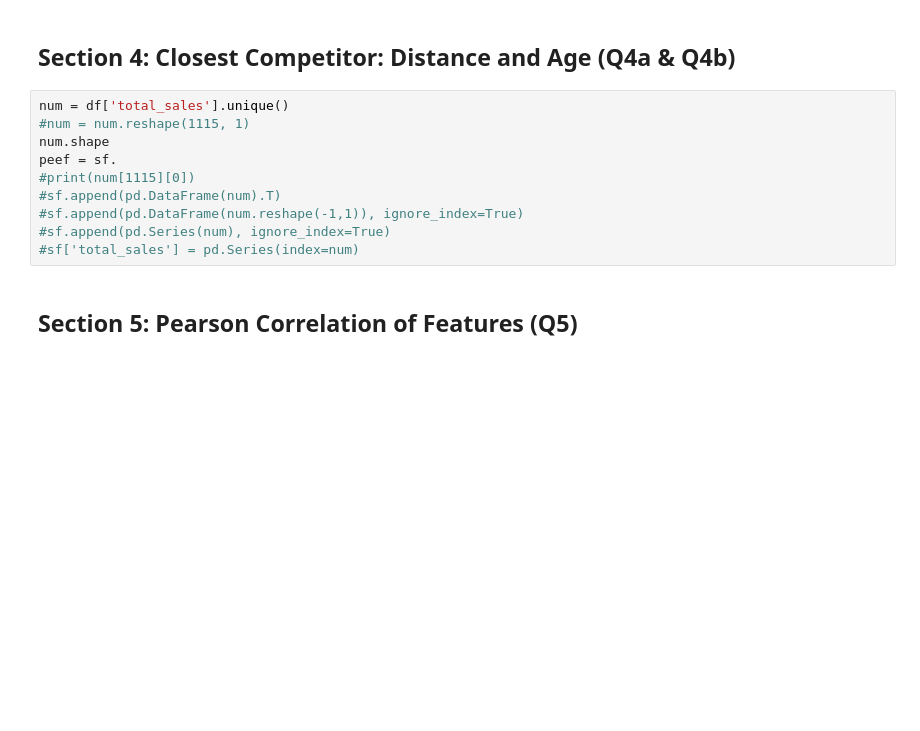
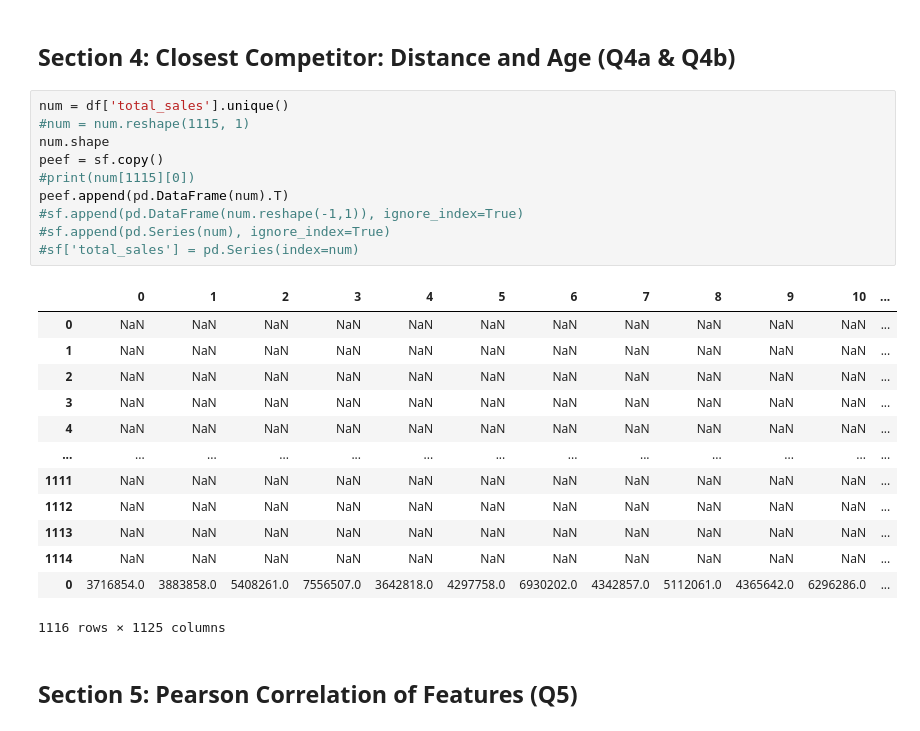
Before and after one commit to babuaravind/Rossman-Store-Sales, a Jupyter notebook: Babu_Aravind_Sivamani_cse519_hw3_bond_james_123456789.ipynb, the cells around one changed output. Saved outputs shown, nothing was run; the diff lists cells and outputs as text; blank space fills up the shorter version.

```diff
--- a/Babu_Aravind_Sivamani_cse519_hw3_bond_james_123456789.ipynb
+++ b/Babu_Aravind_Sivamani_cse519_hw3_bond_james_123456789.ipynb
@@ -411,13 +427,27 @@ git_push('Transforming sales data into a logbase2 scale for readability')
 # %%
 num = df['total_sales'].unique()
 #num = num.reshape(1115, 1)
 num.shape
-peef = sf.
+peef = sf.copy()
 #print(num[1115][0])
-#sf.append(pd.DataFrame(num).T)
+peef.append(pd.DataFrame(num).T)
 #sf.append(pd.DataFrame(num.reshape(-1,1)), ignore_index=True)
 #sf.append(pd.Series(num), ignore_index=True)
 #sf['total_sales'] = pd.Series(index=num)
+# %% [output]
+|  | 0 | 1 | 2 | 3 | 4 | 5 | 6 | 7 | 8 | 9 | 10 | ... |
+| 0 | NaN | NaN | NaN | NaN | NaN | NaN | NaN | NaN | NaN | NaN | NaN | ... |
+| 1 | NaN | NaN | NaN | NaN | NaN | NaN | NaN | NaN | NaN | NaN | NaN | ... |
+| 2 | NaN | NaN | NaN | NaN | NaN | NaN | NaN | NaN | NaN | NaN | NaN | ... |
+| 3 | NaN | NaN | NaN | NaN | NaN | NaN | NaN | NaN | NaN | NaN | NaN | ... |
+| 4 | NaN | NaN | NaN | NaN | NaN | NaN | NaN | NaN | NaN | NaN | NaN | ... |
+| ... | ... | ... | ... | ... | ... | ... | ... | ... | ... | ... | ... | ... |
+| 1111 | NaN | NaN | NaN | NaN | NaN | NaN | NaN | NaN | NaN | NaN | NaN | ... |
+| 1112 | NaN | NaN | NaN | NaN | NaN | NaN | NaN | NaN | NaN | NaN | NaN | ... |
+| 1113 | NaN | NaN | NaN | NaN | NaN | NaN | NaN | NaN | NaN | NaN | NaN | ... |
+| 1114 | NaN | NaN | NaN | NaN | NaN | NaN | NaN | NaN | NaN | NaN | NaN | ... |
+| 0 | 3716854.0 | 3883858.0 | 5408261.0 | 7556507.0 | 3642818.0 | 4297758.0 | 6930202.0 | 4342857.0 | 5112061.0 | 4365642.0 | 6296286.0 | ... |
+1116 rows × 1125 columns
 # %% [markdown]
 ## **Section 5: Pearson Correlation of Features (Q5)**
 # %% [markdown]
```
Also changed, not shown: parts of 3 cells of this notebook.
